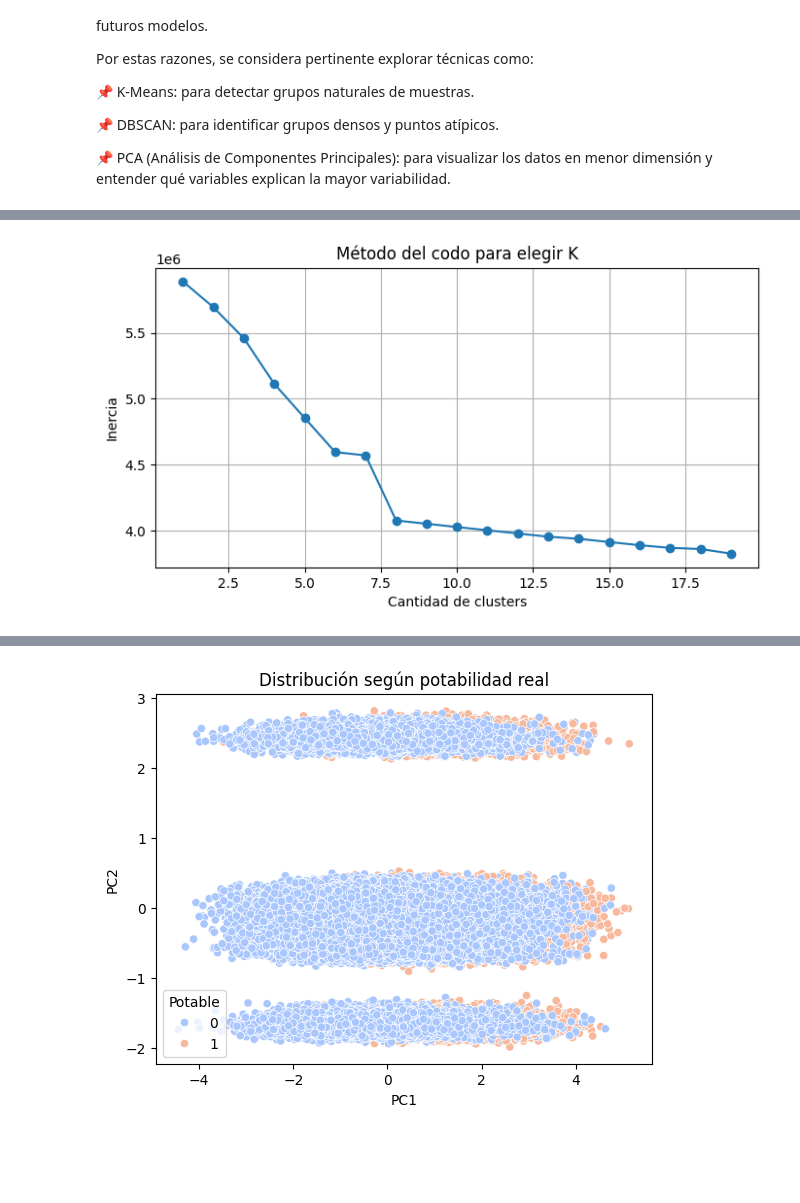
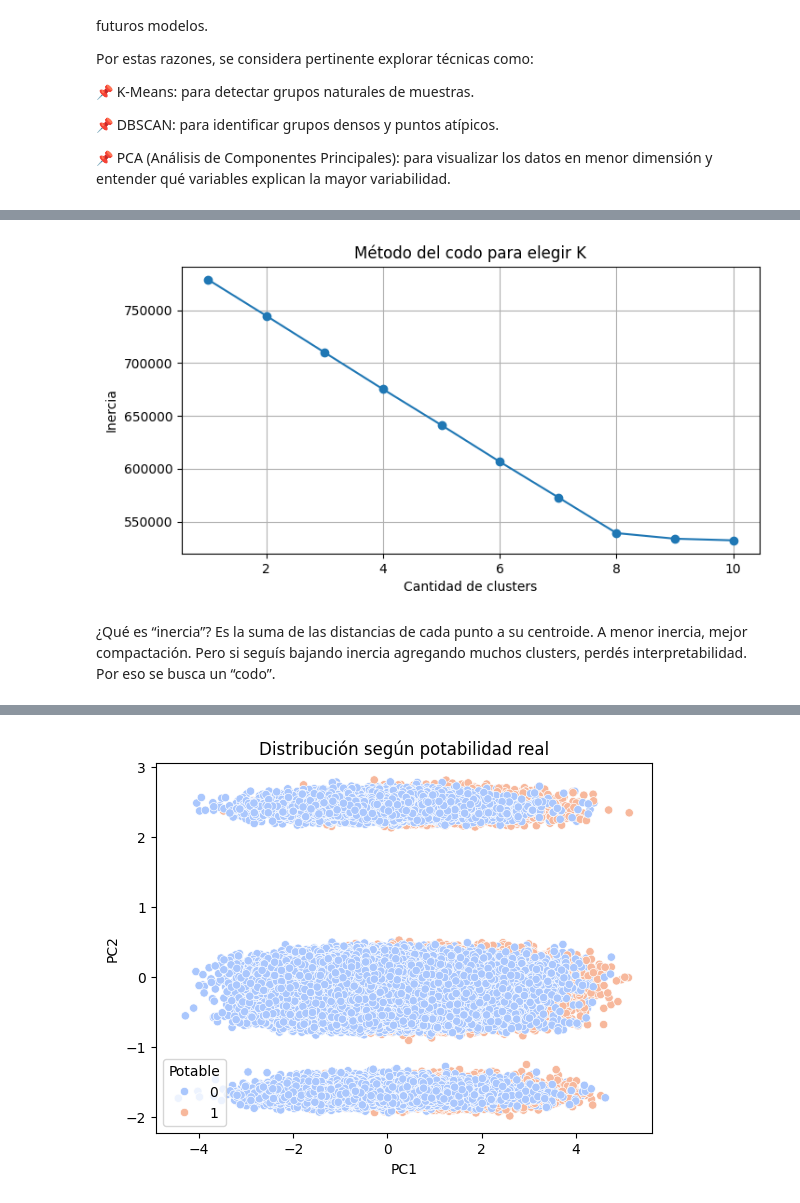
Before and after one commit to micaelakorol21/water_quality_unsupervised_learning, a Jupyter notebook: water_quality_unsupervised_learning.ipynb, the cells around one changed output, grey strips where cells are left out. Drawn from its saved outputs; the diff is of its cells as text; code cells hidden in the pictures; blank space fills up the shorter version.

```diff
--- a/water_quality_unsupervised_learning.ipynb
+++ b/water_quality_unsupervised_learning.ipynb
@@ -1276,13 +1265,3 @@ dtype: int64
-# %%
-from sklearn.impute import SimpleImputer
-
-# Rellenamos NaN solo de las columnas numéricas
-imputer = SimpleImputer(strategy='mean')
-X_imputed = imputer.fit_transform(X_unsup)
-
-# Volvemos a escalar los datos imputados
-scaler = StandardScaler()
-X_scaled = scaler.fit_transform(X_imputed)
 # %%
 from sklearn.decomposition import PCA
 # Reducimos a 2 dimensiones para poder graficar después
@@ -1290,26 +1269,33 @@ from sklearn.decomposition import PCA
 pca = PCA(n_components=2)
 X_pca = pca.fit_transform(X_scaled)
 # %%
-# Elegir cantidad óptima de clusters (método del codo)
-
 from sklearn.cluster import KMeans
 import matplotlib.pyplot as plt
 
+# Usamos una muestra del dataset para que sea más rápido
+from sklearn.utils import resample
+X_sample = resample(X_scaled, n_samples=30000, random_state=42)
+
+# Rango de k a probar
 inertia = []
-k_range = range(1, 20)
+k_range = range(1, 11)
 
 for k in k_range:
-    km = KMeans(n_clusters=k, random_state=42, n_init='auto')
-    km.fit(X_scaled)
+    km = KMeans(n_clusters=k, random_state=42, n_init=10)
+    km.fit(X_sample)
     inertia.append(km.inertia_)
 
+# Gráfico del codo
 plt.figure(figsize=(8, 4))
 plt.plot(k_range, inertia, marker='o')
 plt.title('Método del codo para elegir K')
 plt.xlabel('Cantidad de clusters')
 plt.ylabel('Inercia')
 plt.grid(True)
 plt.show()
 # %% [output]
-[figure, old version]
+[figure, new version]
+# %% [markdown]
+¿Qué es “inercia”?
+Es la suma de las distancias de cada punto a su centroide. A menor inercia, mejor compactación. Pero si seguís bajando inercia agregando muchos clusters, perdés interpretabilidad. Por eso se busca un “codo”.
 # %%
```
Also changed, not shown: parts of 25 cells of this notebook.
